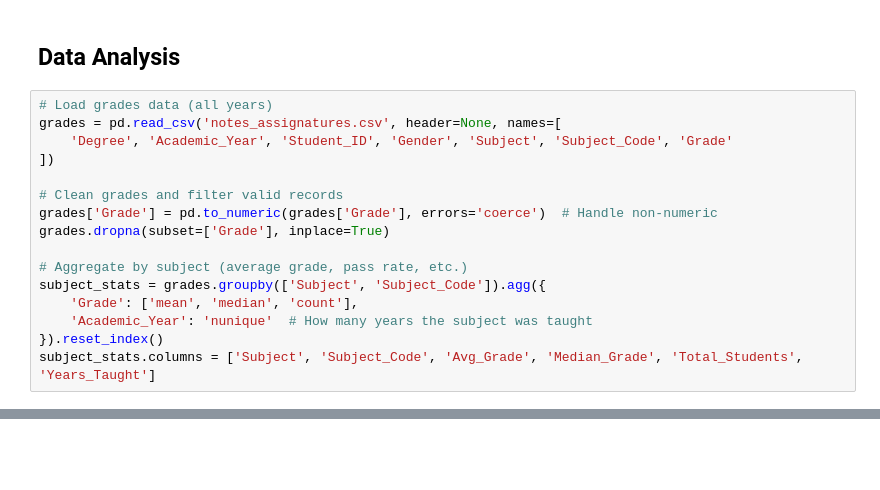
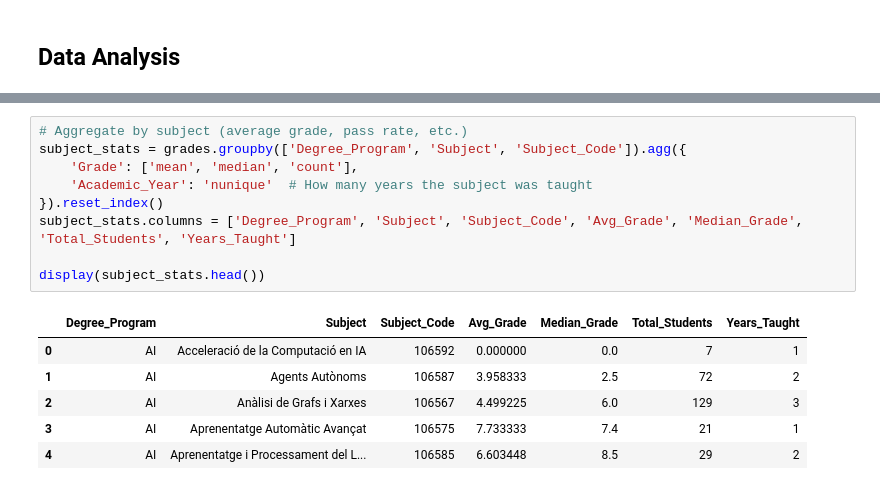
Before and after one commit to Gusgus127/SmartScheduling, a Jupyter notebook: grades+occupancy.ipynb, the cells around one changed output, grey strips where cells are left out. Saved outputs shown, nothing was run; the diff lists cells and outputs as text; blank space fills up the shorter version.

```diff
--- a/grades+occupancy.ipynb
+++ b/grades+occupancy.ipynb
@@ -36,18 +54,2 @@ occupancy_ai = occupancy[occupancy['Degree'].str.contains('10130')].copy()   # I
 # %% [markdown]
 ## Data Analysis
-# %%
-# Load grades data (all years)
-grades = pd.read_csv('notes_assignatures.csv', header=None, names=[
-    'Degree', 'Academic_Year', 'Student_ID', 'Gender', 'Subject', 'Subject_Code', 'Grade'
-])
-
-# Clean grades and filter valid records
-grades['Grade'] = pd.to_numeric(grades['Grade'], errors='coerce')  # Handle non-numeric
-grades.dropna(subset=['Grade'], inplace=True)
-
-# Aggregate by subject (average grade, pass rate, etc.)
-subject_stats = grades.groupby(['Subject', 'Subject_Code']).agg({
-    'Grade': ['mean', 'median', 'count'],
-    'Academic_Year': 'nunique'  # How many years the subject was taught
-}).reset_index()
-subject_stats.columns = ['Subject', 'Subject_Code', 'Avg_Grade', 'Median_Grade', 'Total_Students', 'Years_Taught']
@@ -131,0 +56,16 @@ Matplotlib is building the font cache; this may take a moment.
+# %%
+# Aggregate by subject (average grade, pass rate, etc.)
+subject_stats = grades.groupby(['Degree_Program', 'Subject', 'Subject_Code']).agg({
+    'Grade': ['mean', 'median', 'count'],
+    'Academic_Year': 'nunique'  # How many years the subject was taught
+}).reset_index()
+subject_stats.columns = ['Degree_Program', 'Subject', 'Subject_Code', 'Avg_Grade', 'Median_Grade', 'Total_Students', 'Years_Taught']
+
+display(subject_stats.head())
+# %% [output]
+|  | Degree_Program | Subject | Subject_Code | Avg_Grade | Median_Grade | Total_Students | Years_Taught |
+| 0 | AI | Acceleració de la Computació en IA | 106592 | 0.000000 | 0.0 | 7 | 1 |
+| 1 | AI | Agents Autònoms | 106587 | 3.958333 | 2.5 | 72 | 2 |
+| 2 | AI | Anàlisi de Grafs i Xarxes | 106567 | 4.499225 | 6.0 | 129 | 3 |
+| 3 | AI | Aprenentatge Automàtic Avançat | 106575 | 7.733333 | 7.4 | 21 | 1 |
+| 4 | AI | Aprenentatge i Processament del L... | 106585 | 6.603448 | 8.5 | 29 | 2 |
```
Also changed, not shown: parts of 12 cells of this notebook, 3 other files.
